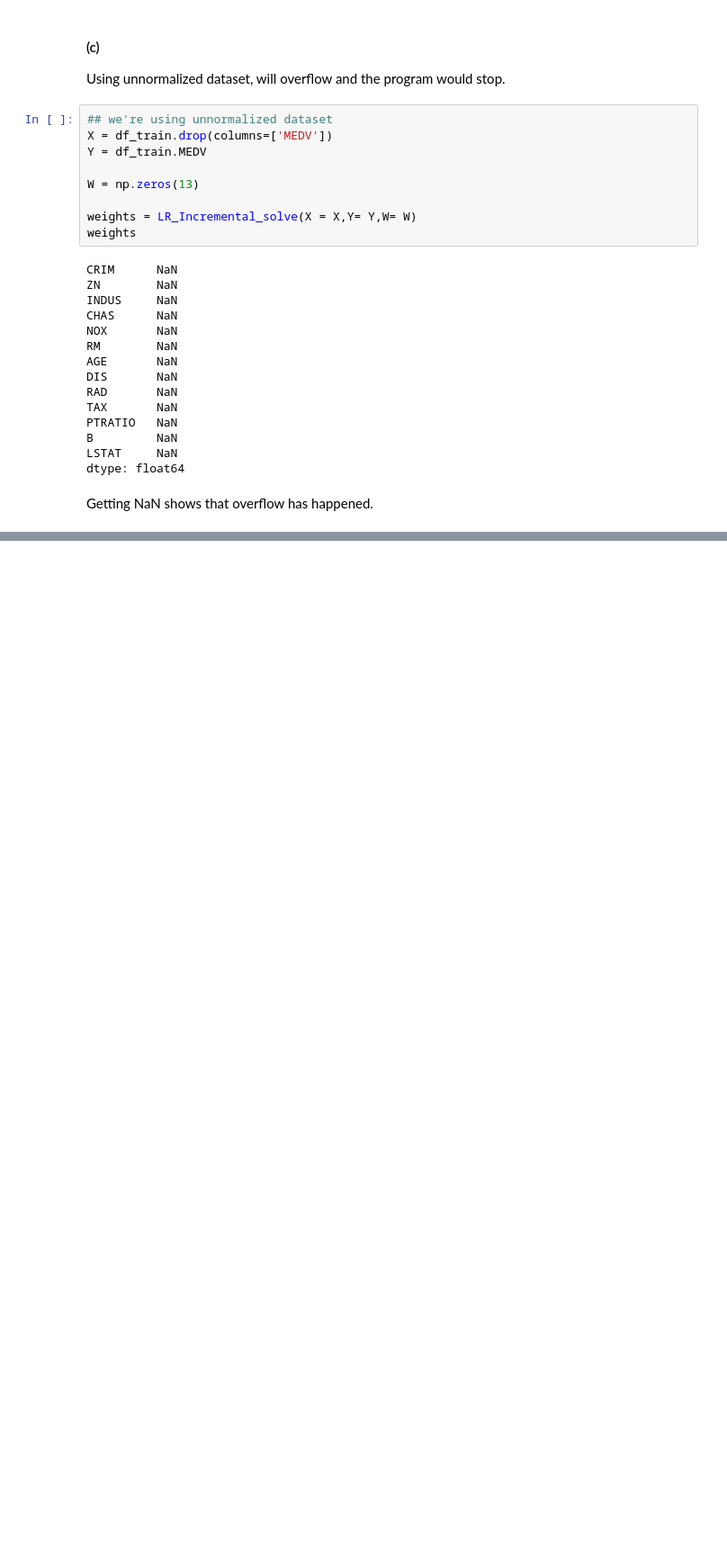
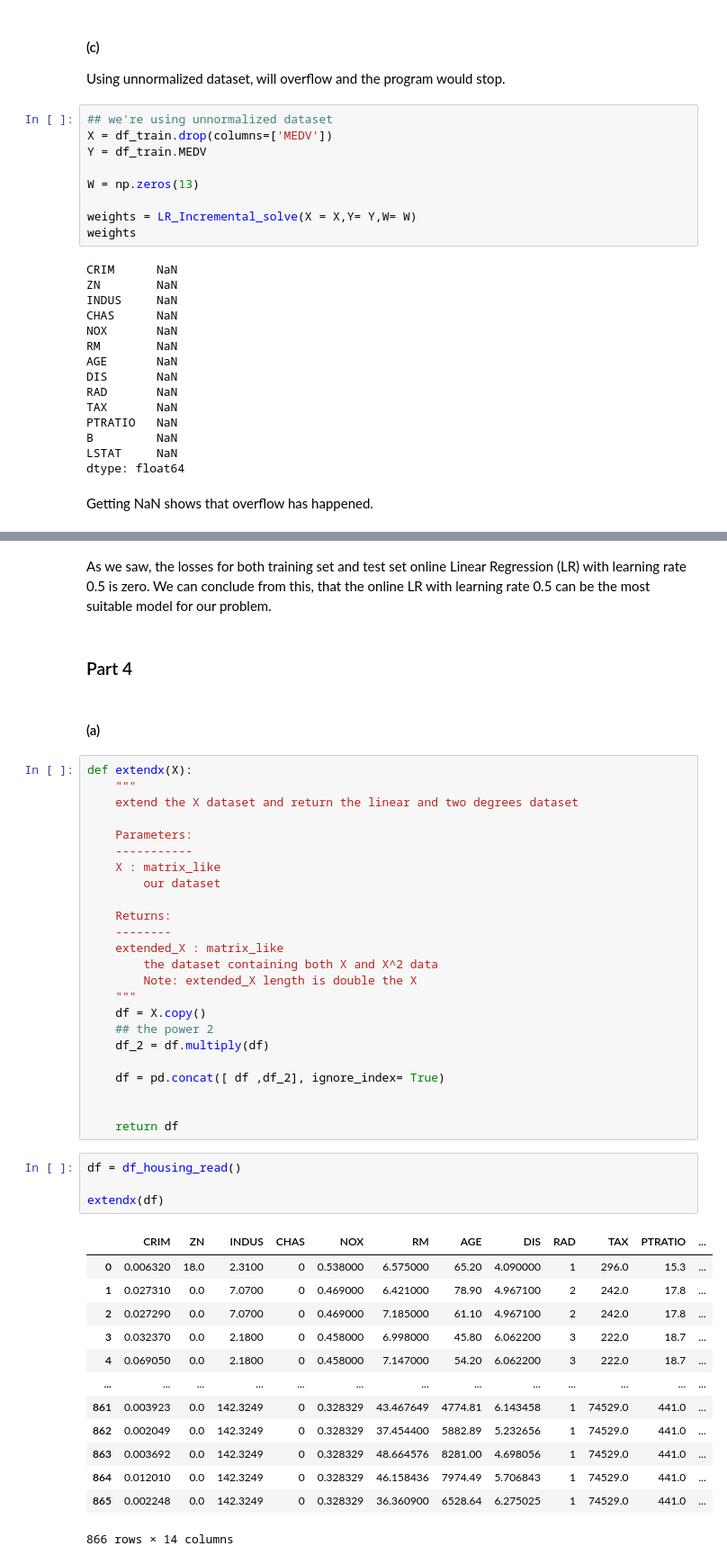
Before and after one commit to amindadgar/Machine-Learning, a Jupyter notebook: HW1/main.ipynb, the cells around one changed output, grey strips where cells are left out. Shown at 90% size. Saved outputs shown, nothing was run; the diff lists cells and outputs as text; blank space fills up the shorter version.

```diff
--- a/HW1/main.ipynb
+++ b/HW1/main.ipynb
@@ -1273,0 +1358,48 @@ Getting NaN shows that overflow has happened.
+# %% [markdown]
+As we saw, the losses for both training set and test set online Linear Regression (LR) with learning rate 0.5 is zero. We can conclude from this, that the online LR with learning rate 0.5 can be the most suitable model for our problem.
+# %% [markdown]
+### Part 4
+# %% [markdown]
+#### (a)
+# %%
+def extendx(X):
+    """
+    extend the X dataset and return the linear and two degrees dataset
+
+    Parameters:
+    -----------
+    X : matrix_like
+        our dataset
+
+    Returns:
+    --------
+    extended_X : matrix_like
+        the dataset containing both X and X^2 data
+        Note: extended_X length is double the X
+    """
+    df = X.copy()
+    ## the power 2
+    df_2 = df.multiply(df)
+
+    df = pd.concat([ df ,df_2], ignore_index= True)
+
+
+    return df
+# %%
+df = df_housing_read()
+
+extendx(df)
+# %% [output]
+|  | CRIM | ZN | INDUS | CHAS | NOX | RM | AGE | DIS | RAD | TAX | PTRATIO | ... |
+| 0 | 0.006320 | 18.0 | 2.3100 | 0 | 0.538000 | 6.575000 | 65.20 | 4.090000 | 1 | 296.0 | 15.3 | ... |
+| 1 | 0.027310 | 0.0 | 7.0700 | 0 | 0.469000 | 6.421000 | 78.90 | 4.967100 | 2 | 242.0 | 17.8 | ... |
+| 2 | 0.027290 | 0.0 | 7.0700 | 0 | 0.469000 | 7.185000 | 61.10 | 4.967100 | 2 | 242.0 | 17.8 | ... |
+| 3 | 0.032370 | 0.0 | 2.1800 | 0 | 0.458000 | 6.998000 | 45.80 | 6.062200 | 3 | 222.0 | 18.7 | ... |
+| 4 | 0.069050 | 0.0 | 2.1800 | 0 | 0.458000 | 7.147000 | 54.20 | 6.062200 | 3 | 222.0 | 18.7 | ... |
+| ... | ... | ... | ... | ... | ... | ... | ... | ... | ... | ... | ... | ... |
+| 861 | 0.003923 | 0.0 | 142.3249 | 0 | 0.328329 | 43.467649 | 4774.81 | 6.143458 | 1 | 74529.0 | 441.0 | ... |
+| 862 | 0.002049 | 0.0 | 142.3249 | 0 | 0.328329 | 37.454400 | 5882.89 | 5.232656 | 1 | 74529.0 | 441.0 | ... |
+| 863 | 0.003692 | 0.0 | 142.3249 | 0 | 0.328329 | 48.664576 | 8281.00 | 4.698056 | 1 | 74529.0 | 441.0 | ... |
+| 864 | 0.012010 | 0.0 | 142.3249 | 0 | 0.328329 | 46.158436 | 7974.49 | 5.706843 | 1 | 74529.0 | 441.0 | ... |
+| 865 | 0.002248 | 0.0 | 142.3249 | 0 | 0.328329 | 36.360900 | 6528.64 | 6.275025 | 1 | 74529.0 | 441.0 | ... |
+866 rows × 14 columns
```
Also changed, not shown: parts of 14 cells of this notebook, 1 other file.
